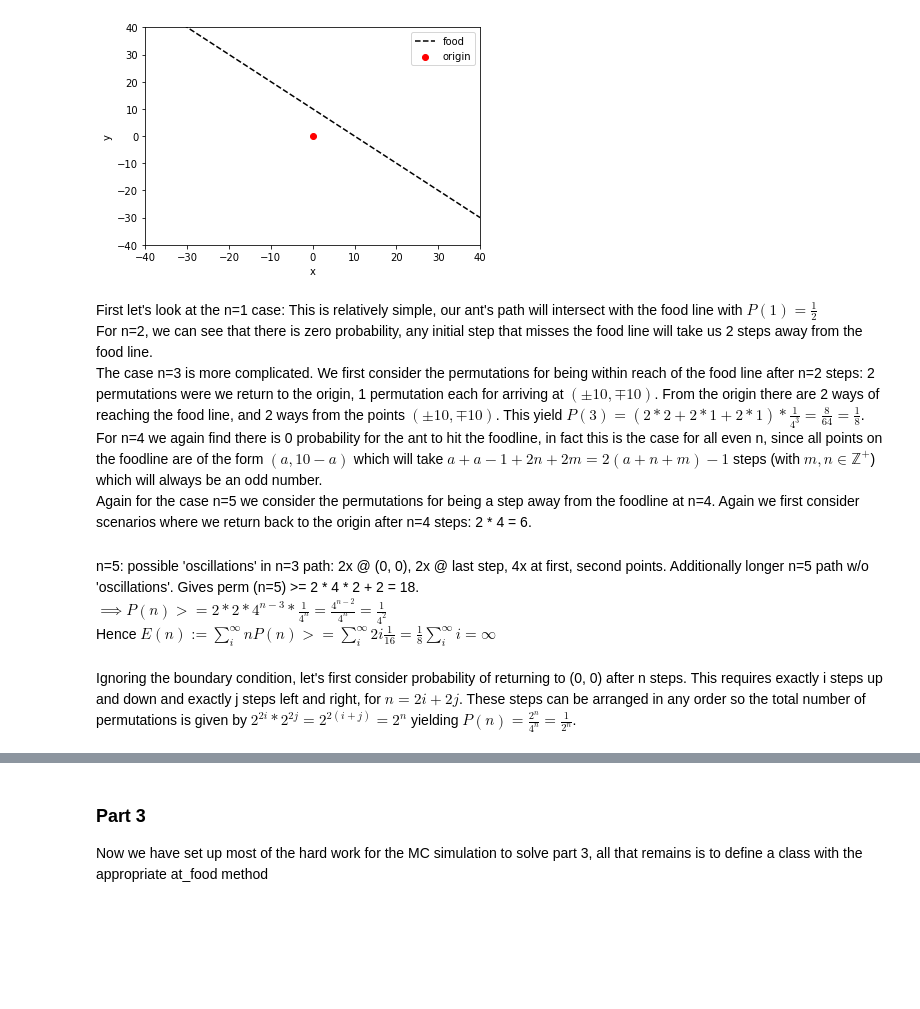
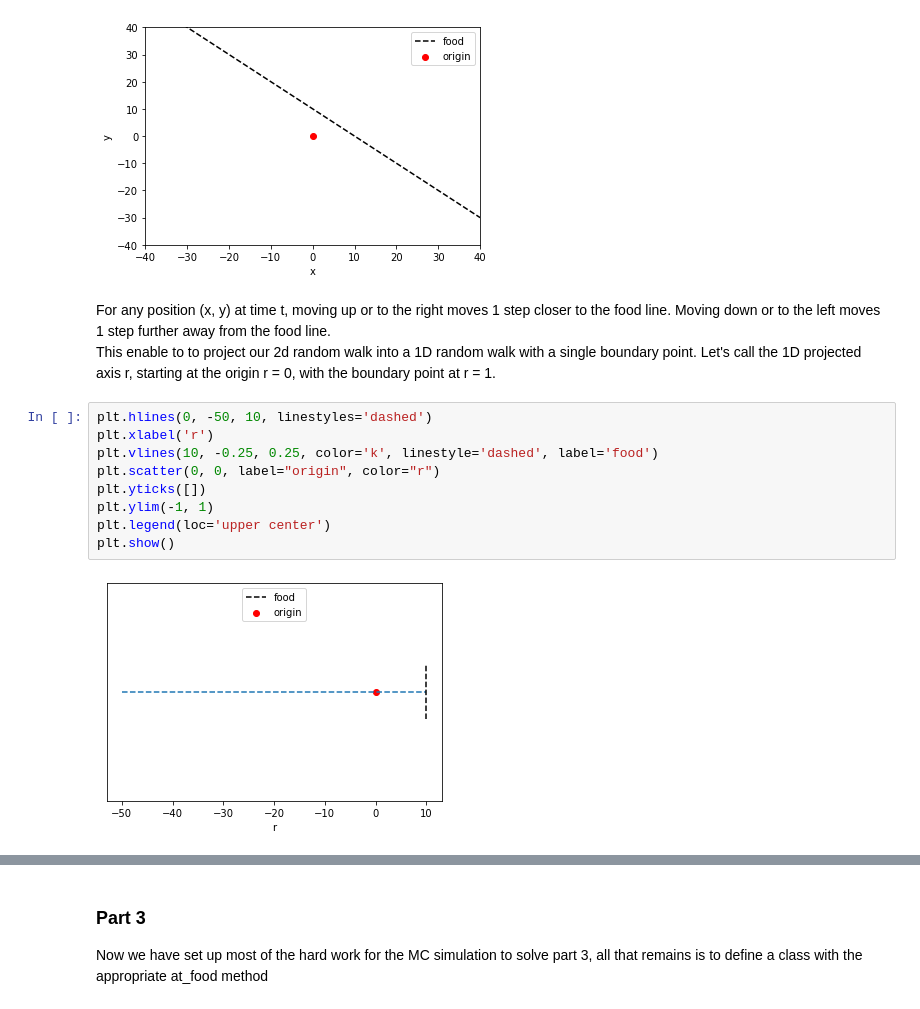
Before and after one commit to joeb42/statistics-playground, a Jupyter notebook: random_walks/random_walk.ipynb, the cells around one changed output, grey strips where cells are left out. Drawn from its saved outputs; the diff is of its cells as text; blank space fills up the shorter version.

```diff
--- a/random_walks/random_walk.ipynb
+++ b/random_walks/random_walk.ipynb
@@ -244,16 +247,17 @@ plt.ylabel("y")
 plt.show()
 # %% [output]
 [figure]
-# %% [markdown]
-First let's look at the n=1 case: This is relatively simple, our ant's path will intersect with the food line with $P(1) = \frac{1}{2}$ <br>
-For n=2, we can see that there is zero probability, any initial step that misses the food line will take us 2 steps away from the food line. <br>
-The case n=3 is more complicated. We first consider the permutations for being within reach of the food line after n=2 steps: 2 permutations were we return to the origin, 1 permutation each for arriving at $(\pm10, \mp10)$. From the origin there are 2 ways of reaching the food line, and 2 ways from the points $(\pm10, \mp10)$. This yield $P(3) = (2 * 2 + 2 * 1 + 2 * 1) * \frac{1}{4 ^3}  = \frac{8}{64} = \frac{1}{8}$. <br>
-For n=4 we again find there is 0 probability for the ant to hit the foodline, in fact this is the case for all even n, since all points on the foodline are of the form $(a, 10-a)$ which will take $ a + a - 1 + 2n + 2m = 2(a + n + m) - 1$ steps (with $m,n \in \mathbb{Z}^+$) which will always be an odd number. <br>
-Again for the case n=5 we consider the permutations for being a step away from the foodline at n=4. Again we first consider scenarios where we return back to the origin after n=4 steps: 2 * 4 = 6.
-# %% [markdown]
-n=5: possible 'oscillations' in n=3 path: 2x @ (0, 0), 2x @ last step, 4x at first, second points.
-Additionally longer n=5 path w/o 'oscillations'. Gives perm (n=5) >= 2 * 4 * 2 + 2 = 18. <br>
-$\implies P(n) >= 2 * 2 * 4 ^{n-3} * \frac{1}{4^n} = \frac{4^{n-2}}{4^n} = \frac{1}{4^2}$ <br>
-Hence $E(n) := \sum_{i}^{\infty} n P(n) >= \sum_i^{\infty} 2i \frac{1}{16} = \frac{1}{8} \sum_i^{\infty} i = \infty$
-# %% [markdown]
-Ignoring the boundary condition, let's first consider probability of returning to (0, 0) after n steps. This requires exactly i steps up and down and exactly j steps left and right, for $n = 2i + 2j$. These steps can be arranged in any order so the total number of permutations is given by $2^{2i} * 2^{2j} = 2^{2(i+j)} = 2^n$ yielding $P(n) = \frac{2^n}{4^n} = \frac{1}{2^n}$.
+# %% [markdown]
+For any position (x, y) at time t, moving up or to the right moves 1 step closer to the food line. Moving down or to the left moves 1 step further away from the food line. <br>
+This enable to to project our 2d random walk into a 1D random walk with a single boundary point. Let's call the 1D projected axis r, starting at the origin r = 0, with the boundary point at r = 1. <br>
+# %%
+plt.hlines(0, -50, 10, linestyles='dashed')
+plt.xlabel('r')
+plt.vlines(10, -0.25, 0.25, color='k', linestyle='dashed', label='food')
+plt.scatter(0, 0, label="origin", color="r")
+plt.yticks([])
+plt.ylim(-1, 1)
+plt.legend(loc='upper center')
+plt.show()
+# %% [output]
+[figure, added]
```
Also changed, not shown: parts of 11 cells of this notebook.
